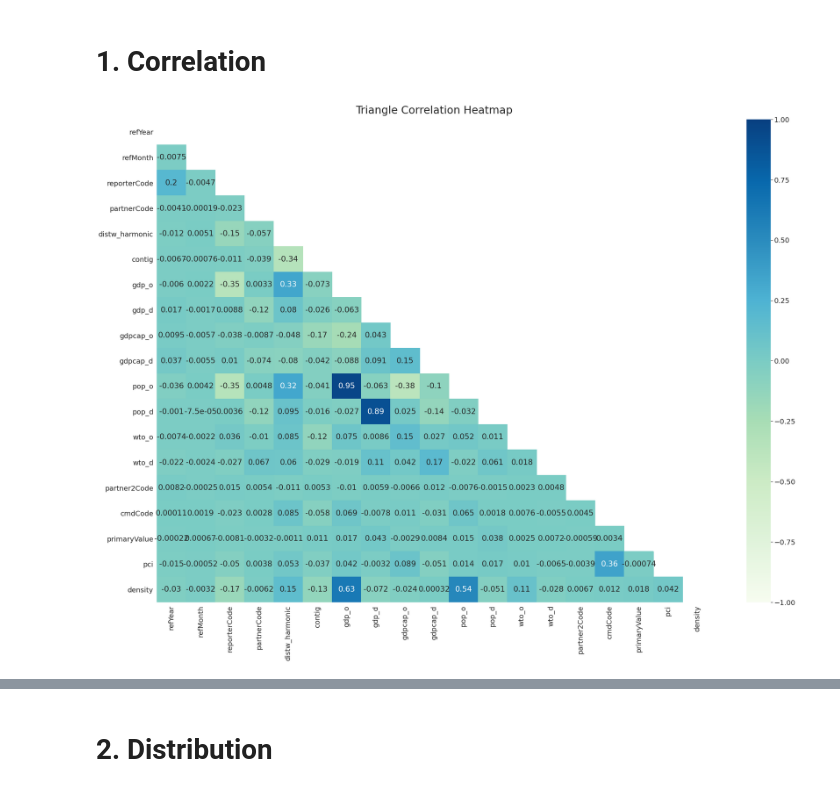
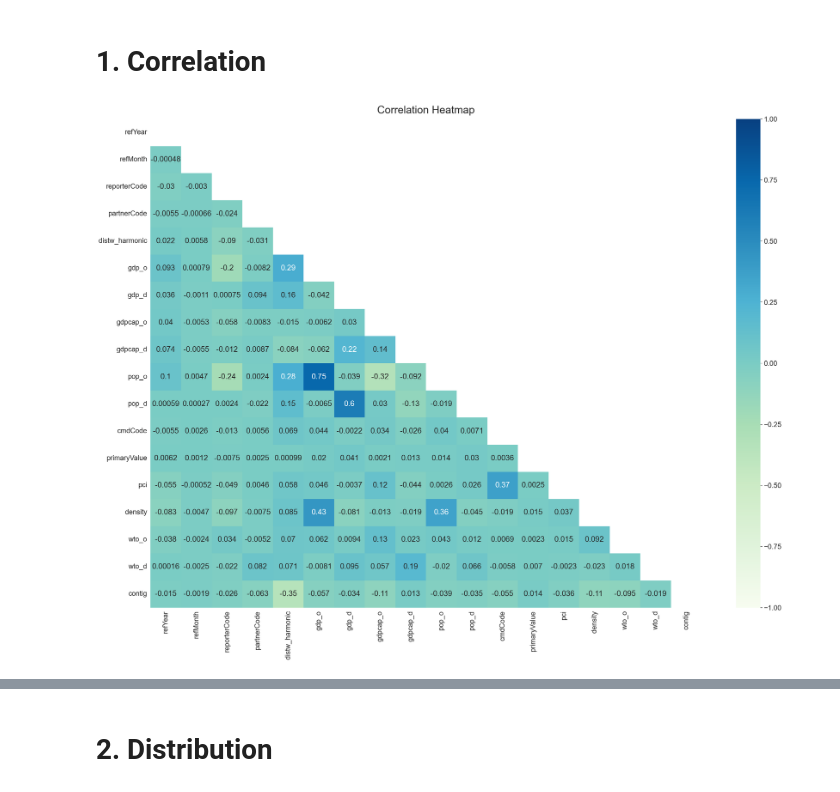
Before and after one commit to Ounoughi-Chahinez/MLforInternationalTrade, a Jupyter notebook: Exports/1. Data analysis [Correlation & Distribution].ipynb, the cells around one changed output, grey strips where cells are left out. Saved outputs shown, nothing was run; the diff lists cells and outputs as text; code cells hidden in the pictures.

```diff
--- a/Exports/1. Data analysis [Correlation & Distribution].ipynb
+++ b/Exports/1. Data analysis [Correlation & Distribution].ipynb
@@ -19,6 +21,6 @@ time: 6.39 s
 # %%
 # Reading the data
-data =  pd.read_csv('../../Data/SimpleApproach/Exports/DataExports.csv')
+data =  pd.read_csv('../../Data/SimpleApproach/Exports/Exports16-2021.csv.gz', compression='gzip')
 data
 # %% [output]
 |  | refYear | reporterCode | partnerCode | distw_harmonic | contig | gdp_o | gdp_d | gdpcap_o | gdpcap_d | ... |
@@ -69,4 +72,5 @@ time: 4.51 s
 # %%
 # Remove null values in the DataFrame
+data = data.rename(columns={'primaryValue_x': 'primaryValue'})
 data.dropna(inplace=True)
 # %% [output]
@@ -104,16 +109,21 @@ time: 26.1 ms
 # 1. Correlation
 # %%
 plt.rcParams["figure.figsize"] = (35,25)
-corr_matrix = data[['refYear','refMonth', 'reporterCode', 'partnerCode', 'distw_harmonic', 'contig',
-       'gdp_o', 'gdp_d', 'gdpcap_o', 'gdpcap_d', 'pop_o', 'pop_d', 'wto_o',
-       'wto_d',  'partner2Code', 'cmdCode', 'primaryValue', 'pci', 'density']].corr()
+
+corr_matrix = data[['refYear','refMonth', 'reporterCode', 'partnerCode', 'distw_harmonic', 'gdp_o', 'gdp_d', 'gdpcap_o', 'gdpcap_d', 'pop_o', 'pop_d'
+      ,'cmdCode', 'primaryValue', 'pci', 'density','wto_o','wto_d','contig']].corr()
 sn.set(font_scale=1.8)
+# mask = np.triu(np.ones_like(corr_matrix))
 ax = plt.axes()
-mask = np.zeros_like(corr_matrix, dtype=np.bool)
+# Create a mask with zeros
+mask = np.zeros_like(corr_matrix, dtype=bool)  # Replace np.bool with bool
+# Set upper triangle of mask to True
 mask[np.triu_indices_from(mask)] = True
+# Assuming ax is your matplotlib axes object, set its face color
 ax.set_facecolor("white")
+
 heatmap = sn.heatmap(corr_matrix, annot=True, mask=mask, vmin=-1, vmax=1, cmap='GnBu')
-heatmap.set_title('Triangle Correlation Heatmap', fontdict={'fontsize':30}, pad=16)
+heatmap.set_title('Correlation Heatmap', fontdict={'fontsize':30}, pad=16)
 plt.show()
 # %% [output]
-[figure, old version]
+[figure, new version]
```
Also changed, not shown: parts of 16 cells of this notebook.
